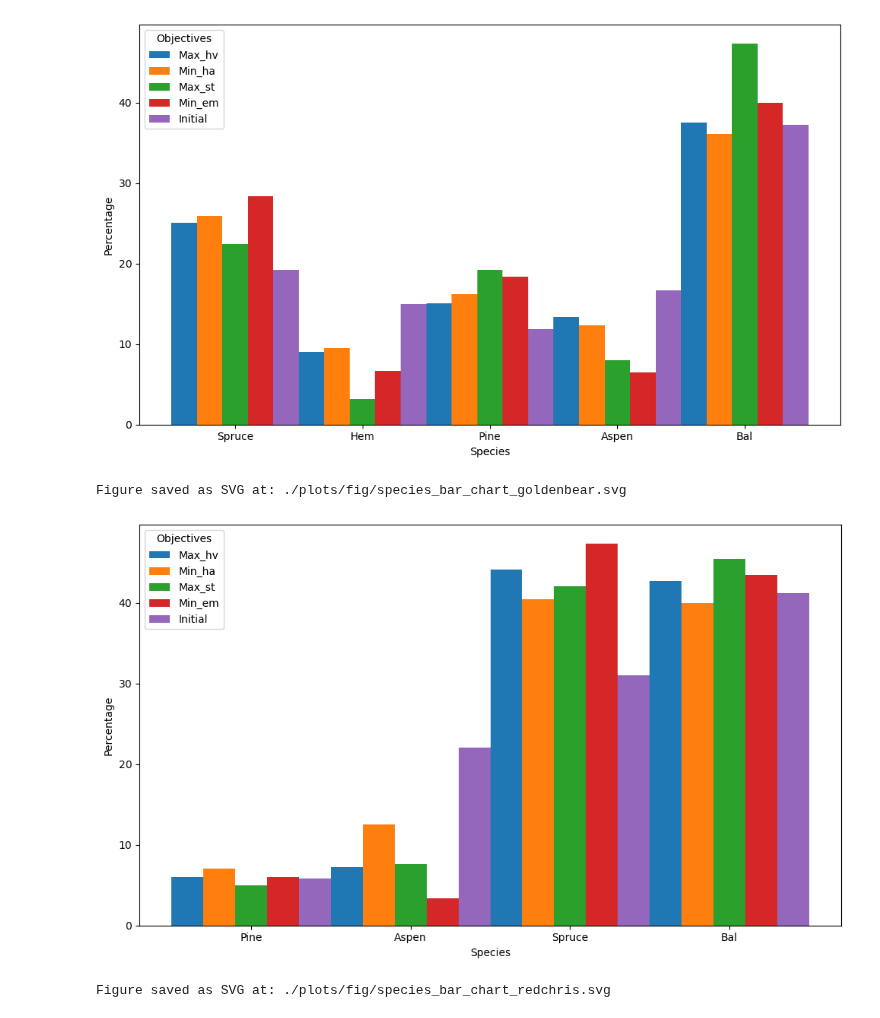
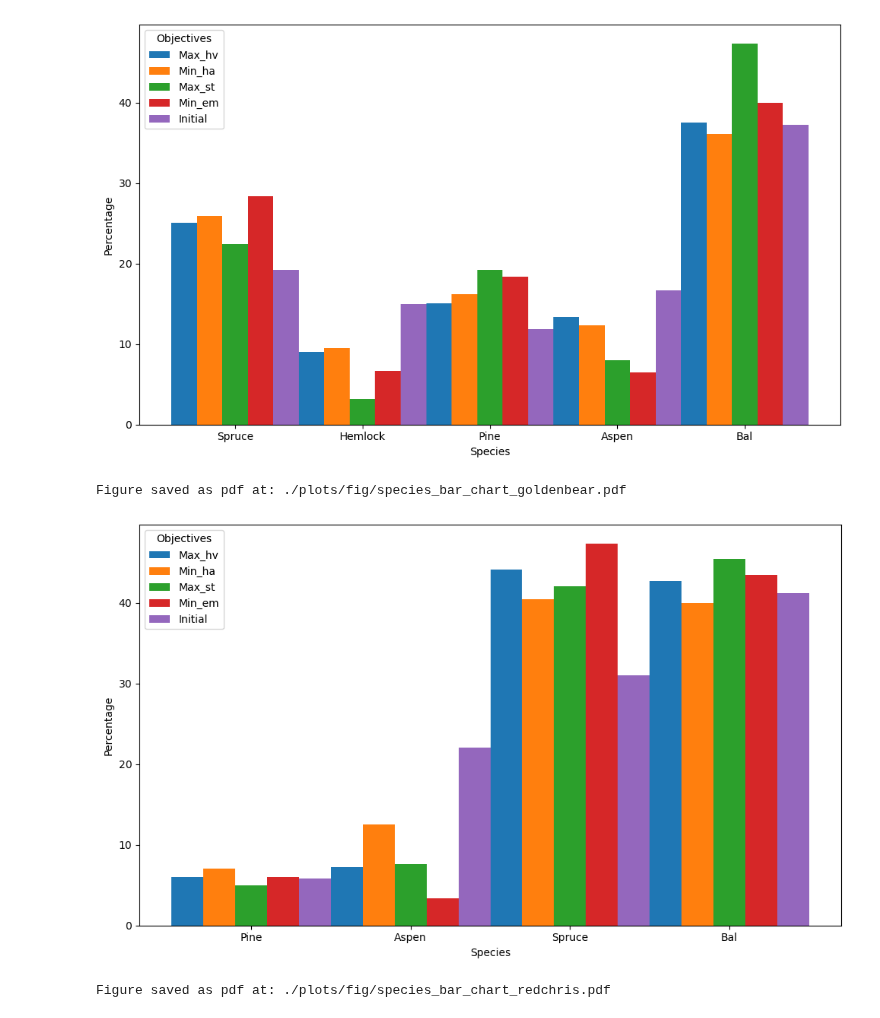
Before and after one commit to UBC-FRESH/nbds_mining, a Jupyter notebook: plot_species_objectives.ipynb, the cells around one changed output. Drawn from its saved outputs; the diff is of its cells as text; code cells hidden in the pictures.

```diff
--- a/plot_species_objectives.ipynb
+++ b/plot_species_objectives.ipynb
@@ -5,7 +5,7 @@ import os
 import numpy as np
 
 # Data for different objectives
-labels = ['Hem', 'DougFir', 'Aspen', 'Pine', 'Spruce', 'Bal']
+labels = ['Hemlock', 'Douglas-fir', 'Aspen', 'Pine', 'Spruce', 'Bal']
 sizes_initial = [16.6, 0.9, 1.2, 24.5, 6.6, 50.2]
 sizes_max_hv = [8.2, 0.5, 1.1, 53.1, 4.2, 32.9]
 sizes_min_ha = [7.8, 0.9, 1.1, 41.8, 6.3, 42.1]
@@ -17,10 +17,10 @@ objectives = ['Max_hv', 'Min_ha', 'Max_st', 'Min_em', 'Initial']
 data = [sizes_max_hv, sizes_min_ha, sizes_max_st, sizes_min_em, sizes_initial ]
 data = np.array(data).T
 
-# Directory to save the SVG file
+# Directory to save the pdf file
 output_dir = './plots/fig'
 os.makedirs(output_dir, exist_ok=True)
-output_file = os.path.join(output_dir, 'species_bar_chart_equitysilver.svg')
+output_file = os.path.join(output_dir, 'species_bar_chart_equitysilver.pdf')
 
 # Create bar chart
 x = np.arange(len(labels))  # the label locations
@@ -40,8 +40,8 @@ ax.legend(title="Objectives")
 
 # Adjust layout and save
 plt.tight_layout()
-plt.savefig(output_file, format='svg')
+plt.savefig(output_file, format='pdf')
 plt.show()
 
-print(f"Figure saved as SVG at: {output_file}")
+print(f"Figure saved as pdf at: {output_file}")
 # %% [output]
@@ -54,7 +54,7 @@ import os
 import numpy as np
 
 # Data for different objectives
-labels = ['Spruce', 'Hem', 'Pine', 'Aspen', 'Bal']
+labels = ['Spruce', 'Hemlock', 'Pine', 'Aspen', 'Bal']
 sizes_initial = [19.2, 15.0, 11.9, 16.7, 37.2]
 sizes_max_hv = [25.1, 9.0, 15.1, 13.4, 37.5]
 sizes_min_ha = [25.9, 9.5, 16.2, 12.3, 36.1]
@@ -63,39 +63,39 @@ sizes_min_em = [28.4, 6.7, 18.4, 6.5, 40.0]
 
 # Grouped bar chart data
 objectives = ['Max_hv', 'Min_ha', 'Max_st', 'Min_em', 'Initial']
 data = [sizes_max_hv, sizes_min_ha, sizes_max_st, sizes_min_em, sizes_initial ]
 data = np.array(data).T
 
-# Directory to save the SVG file
+# Directory to save the pdf file
 output_dir = './plots/fig'
 os.makedirs(output_dir, exist_ok=True)
-output_file = os.path.join(output_dir, 'species_bar_chart_goldenbear.svg')
+output_file = os.path.join(output_dir, 'species_bar_chart_goldenbear.pdf')
 
 # Create bar chart
 x = np.arange(len(labels))  # the label locations
 width = 0.2  # the width of the bars
 
 fig, ax = plt.subplots(figsize=(10, 6))
 for i, objective in enumerate(objectives):
     ax.bar(x + i * width, data[:, i], width, label=objective)
 
 # Add labels, title, and legend
 ax.set_xlabel('Species')
 ax.set_ylabel('Percentage')
 # ax.set_title('Percentage of Species Under Different Objectives')
 ax.set_xticks(x + width * (len(objectives) - 1) / 2)
 ax.set_xticklabels(labels)
 ax.legend(title="Objectives")
 
 # Adjust layout and save
 plt.tight_layout()
-plt.savefig(output_file, format='svg')
+plt.savefig(output_file, format='pdf')
 plt.show()
 
-print(f"Figure saved as SVG at: {output_file}")
+print(f"Figure saved as pdf at: {output_file}")
 # %% [output]
-[figure, old version]
+[figure, new version]
-Figure saved as SVG at: ./plots/fig/species_bar_chart_goldenbear.svg
+Figure saved as pdf at: ./plots/fig/species_bar_chart_goldenbear.pdf
 # %%
 # Golden Bear Baseline Scenario
 import matplotlib.pyplot as plt
@@ -115,10 +115,10 @@ objectives = ['Max_hv', 'Min_ha', 'Max_st', 'Min_em', 'Initial']
 data = [sizes_max_hv, sizes_min_ha, sizes_max_st, sizes_min_em, sizes_initial ]
 data = np.array(data).T
 
-# Directory to save the SVG file
+# Directory to save the pdf file
 output_dir = './plots/fig'
 os.makedirs(output_dir, exist_ok=True)
-output_file = os.path.join(output_dir, 'species_bar_chart_redchris.svg')
+output_file = os.path.join(output_dir, 'species_bar_chart_redchris.pdf')
 
 # Create bar chart
 x = np.arange(len(labels))  # the label locations
@@ -138,10 +138,10 @@ ax.legend(title="Objectives")
 
 # Adjust layout and save
 plt.tight_layout()
-plt.savefig(output_file, format='svg')
+plt.savefig(output_file, format='pdf')
 plt.show()
 
-print(f"Figure saved as SVG at: {output_file}")
+print(f"Figure saved as pdf at: {output_file}")
 # %% [output]
 [figure]
-Figure saved as SVG at: ./plots/fig/species_bar_chart_redchris.svg
+Figure saved as pdf at: ./plots/fig/species_bar_chart_redchris.pdf
```
Also changed, not shown: parts of 1 cell of this notebook, 38 other files.
